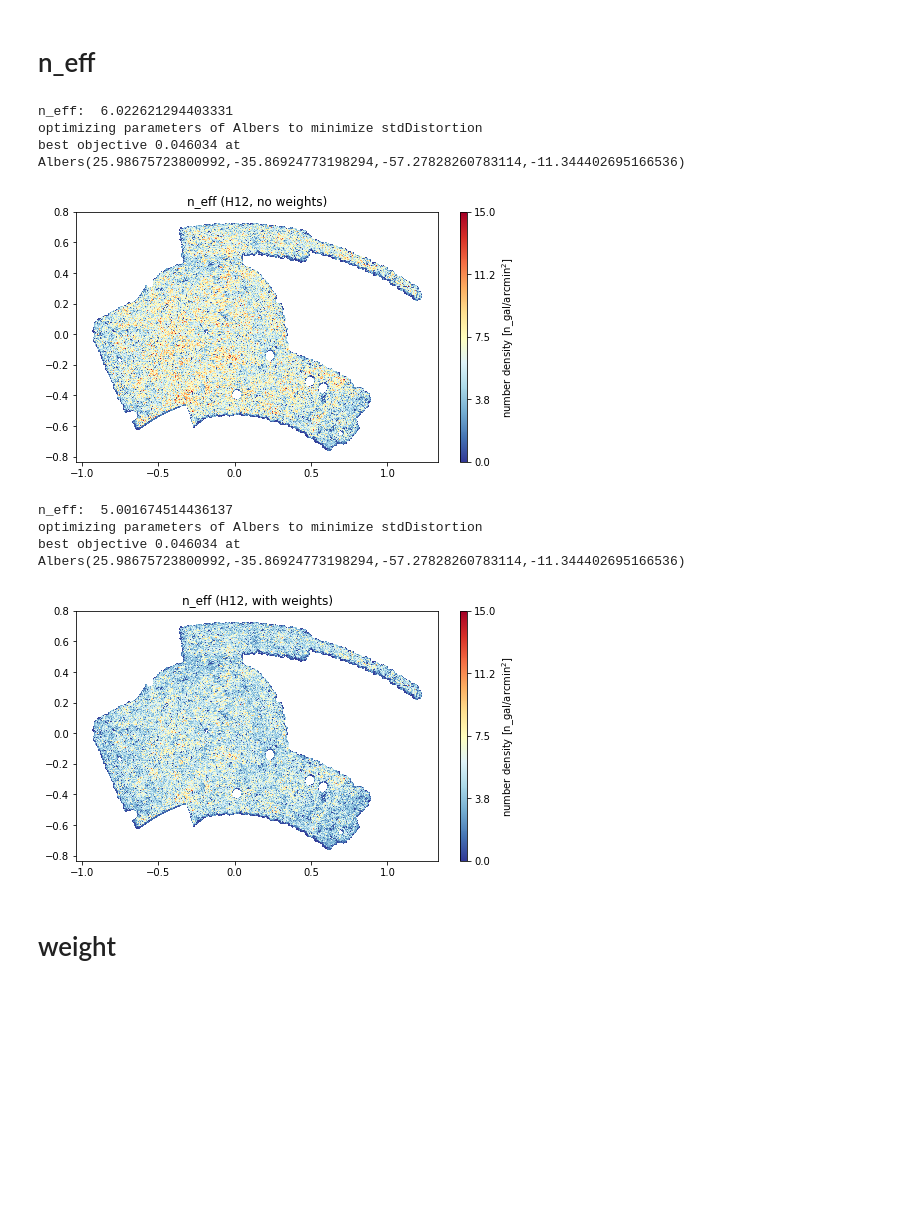
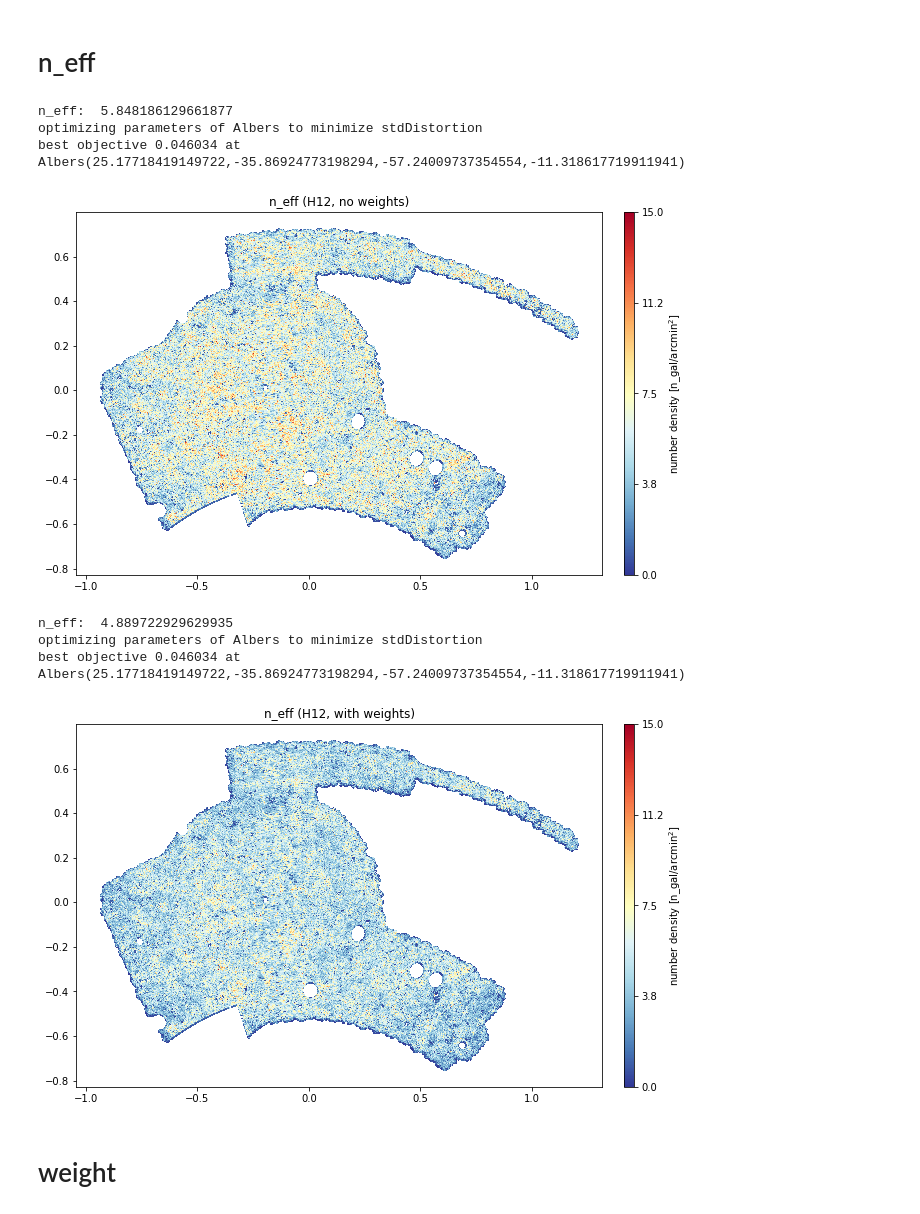
Before and after one commit to des-science/Y3_shearcat_tests, a Jupyter notebook: Maps/MapSys.ipynb, the cells around one changed output. Cells and saved outputs as stored; diff of their text form; code cells hidden in the pictures; blank space fills up the shorter version.

```diff
--- a/Maps/MapSys.ipynb
+++ b/Maps/MapSys.ipynb
@@ -231,55 +262,50 @@ print R22_1_all_w
 # %% [markdown]
 # n_eff
 # %%
-sizz = 7 # size plots
-sel_label = 'metacal' #or all
-
-if sel_label == 'metacal':
-    selection_mask = copy.copy(select_metacal)
-elif sel_label == 'all':
-    selection_mask = copy.copy(select_all)
+%matplotlib inline
+sizz = 10 # size plots
 
 if not os.path.exists('./figures_maps/'):
     os.mkdir('./figures_maps/')
 #neff map ******************
 desy3_map = np.zeros(hp.nside2npix(nside))
-pix1 = convert_to_pix_coord(ra_master[selection_mask],dec_master[selection_mask], nside=nside)
+pix1 = convert_to_pix_coord(ra,dec, nside=nside)
 
 unique_pix1, idx1, idx_rep1 = np.unique(pix1, return_index=True, return_inverse=True)
 desy3_map[unique_pix1] += np.bincount(idx_rep1, weights=np.ones(len(pix1)))
 mas_desy3 = desy3_map!=0.
 res = desy3_map/(hp.pixelfunc.nside2pixarea(nside,degrees=True)*(60*60)) #/R_ave
-print 'n_eff: ',np.mean(res[mas_desy3])
+print ('n_eff: ',np.mean(res[mas_desy3]))
 skm_plot(res, ~mas_desy3 , sep=15 , title = 'n_eff (H12, no weights)',add_rmp=False, ra = [], dec = [], richness = [], x_size = sizz, y_size = sizz, vmin = 0, vmax = 15,small_scale='True')
 plt.savefig('./figures_maps/number_density.pdf')
 plt.show()
 
 #neff map with weights ******************
 
 # def heymans: 1/Area sum(w)**2 / sum (w**2)
 desy3_map_w = np.zeros(hp.nside2npix(nside))
 desy3_map_w2 = np.zeros(hp.nside2npix(nside))
 
-pix1 = convert_to_pix_coord(ra_master[selection_mask],dec_master[selection_mask], nside=nside)
+pix1 = convert_to_pix_coord(ra,dec, nside=nside)
 
 unique_pix1, idx1, idx_rep1 = np.unique(pix1, return_index=True, return_inverse=True)
-desy3_map_w[unique_pix1] += np.bincount(idx_rep1, weights=w[selection_mask])
-desy3_map_w2[unique_pix1] += np.bincount(idx_rep1, weights=w[selection_mask]**2)
+desy3_map_w[unique_pix1] += np.bincount(idx_rep1, weights=w)
+desy3_map_w2[unique_pix1] += np.bincount(idx_rep1, weights=w**2)
 
 res_w = desy3_map_w**2/desy3_map_w2/(hp.pixelfunc.nside2pixarea(nside,degrees=True)*(60*60)) #/R_ave
-print 'n_eff: ',np.mean(res_w[mas_desy3])
+print( 'n_eff: ',np.mean(res_w[mas_desy3]))
 skm_plot(res_w, ~mas_desy3 , sep=15 , title = 'n_eff (H12, with weights)',add_rmp=False, ra = [], dec = [], richness = [], x_size = sizz, y_size = sizz, vmin = 0, vmax = 15,small_scale='True')
 plt.savefig('./figures_maps/number_density_H12.pdf')
 plt.show()
 # %% [output]
-n_eff:  6.022621294403331
+n_eff:  5.848186129661877
 optimizing parameters of Albers to minimize stdDistortion
-best objective 0.046034 at Albers(25.98675723800992,-35.86924773198294,-57.27828260783114,-11.344402695166536)
+best objective 0.046034 at Albers(25.17718419149722,-35.86924773198294,-57.24009737354554,-11.318617719911941)
-[figure, old version]
+[figure, new version]
-n_eff:  5.001674514436137
+n_eff:  4.889722929629935
 optimizing parameters of Albers to minimize stdDistortion
-best objective 0.046034 at Albers(25.98675723800992,-35.86924773198294,-57.27828260783114,-11.344402695166536)
+best objective 0.046034 at Albers(25.17718419149722,-35.86924773198294,-57.24009737354554,-11.318617719911941)
-[figure, old version]
+[figure, new version]
 # %% [markdown]
 # weight
 # %%
```
Also changed, not shown: parts of 12 cells of this notebook, 10 other files.
